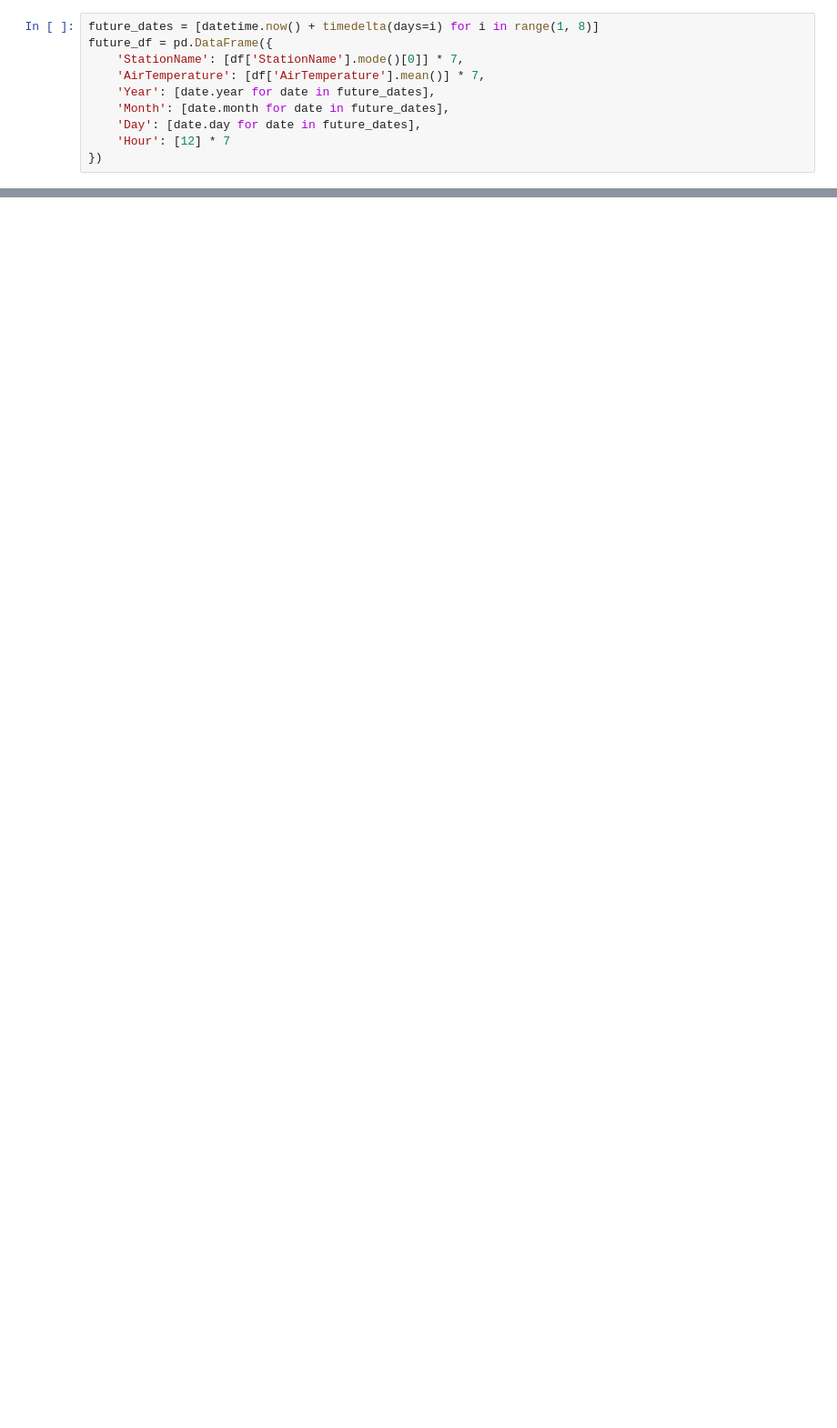
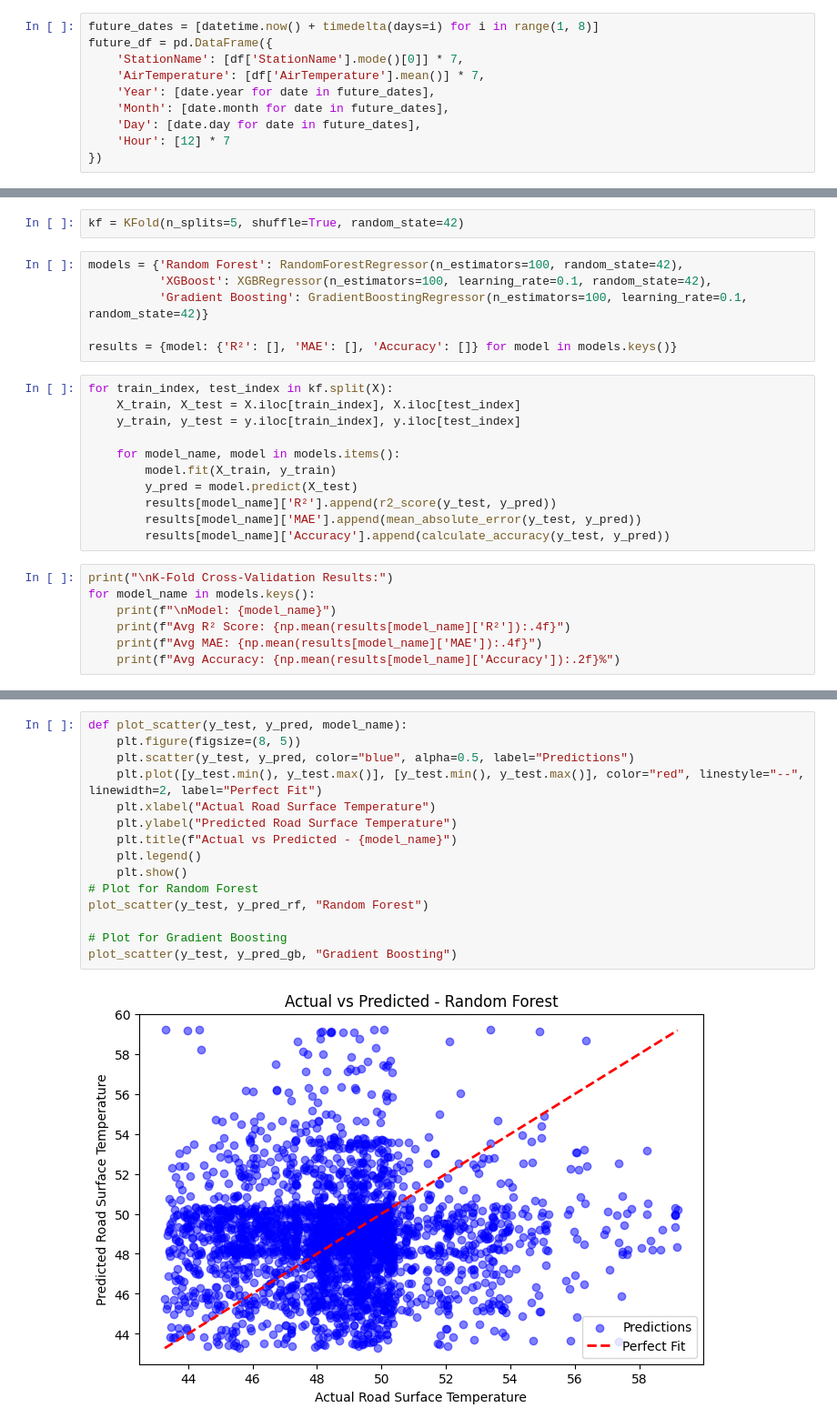
Before and after one commit to ved105205/Hematite_Internship, a Jupyter notebook: weather2.ipynb, the cells around one changed output, grey strips where cells are left out. Shown: that part at 91% size. Cells and saved outputs as stored; diff of their text form; blank space fills up the shorter version.

```diff
--- a/weather2.ipynb
+++ b/weather2.ipynb
@@ -185,0 +229,26 @@ Next Week's Temperature Predictions:
+# %%
+kf = KFold(n_splits=5, shuffle=True, random_state=42)
+# %%
+models = {'Random Forest': RandomForestRegressor(n_estimators=100, random_state=42),
+          'XGBoost': XGBRegressor(n_estimators=100, learning_rate=0.1, random_state=42),
+          'Gradient Boosting': GradientBoostingRegressor(n_estimators=100, learning_rate=0.1, random_state=42)}
+
+results = {model: {'R²': [], 'MAE': [], 'Accuracy': []} for model in models.keys()}
+# %%
+for train_index, test_index in kf.split(X):
+    X_train, X_test = X.iloc[train_index], X.iloc[test_index]
+    y_train, y_test = y.iloc[train_index], y.iloc[test_index]
+
+    for model_name, model in models.items():
+        model.fit(X_train, y_train)
+        y_pred = model.predict(X_test)
+        results[model_name]['R²'].append(r2_score(y_test, y_pred))
+        results[model_name]['MAE'].append(mean_absolute_error(y_test, y_pred))
+        results[model_name]['Accuracy'].append(calculate_accuracy(y_test, y_pred))
+# %%
+print("\nK-Fold Cross-Validation Results:")
+for model_name in models.keys():
+    print(f"\nModel: {model_name}")
+    print(f"Avg R² Score: {np.mean(results[model_name]['R²']):.4f}")
+    print(f"Avg MAE: {np.mean(results[model_name]['MAE']):.4f}")
+    print(f"Avg Accuracy: {np.mean(results[model_name]['Accuracy']):.2f}%")
@@ -185,0 +272,17 @@ Next Week's Temperature Predictions:
+# %%
+def plot_scatter(y_test, y_pred, model_name):
+    plt.figure(figsize=(8, 5))
+    plt.scatter(y_test, y_pred, color="blue", alpha=0.5, label="Predictions")
+    plt.plot([y_test.min(), y_test.max()], [y_test.min(), y_test.max()], color="red", linestyle="--", linewidth=2, label="Perfect Fit")
+    plt.xlabel("Actual Road Surface Temperature")
+    plt.ylabel("Predicted Road Surface Temperature")
+    plt.title(f"Actual vs Predicted - {model_name}")
+    plt.legend()
+    plt.show()
+# Plot for Random Forest
+plot_scatter(y_test, y_pred_rf, "Random Forest")
+
+# Plot for Gradient Boosting
+plot_scatter(y_test, y_pred_gb, "Gradient Boosting")
+# %% [output]
+[figure, added]
```
Also changed, not shown: parts of 14 cells of this notebook.
